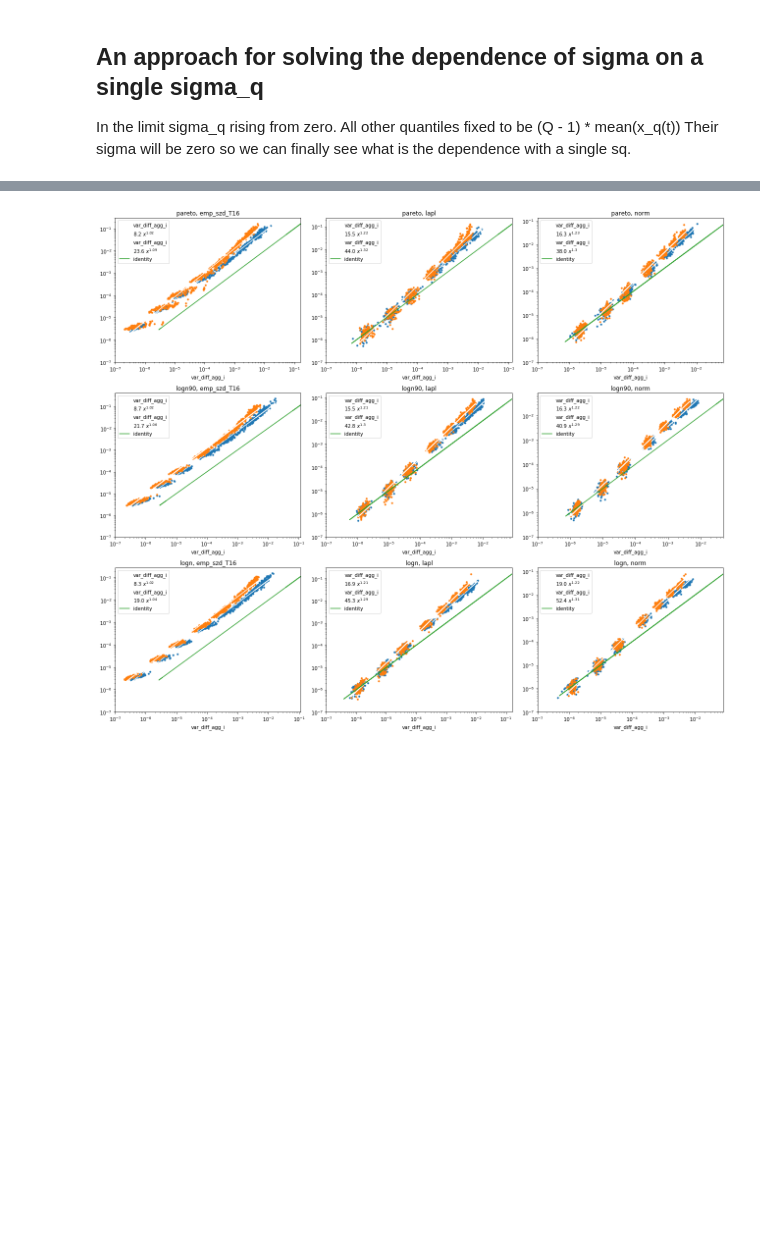
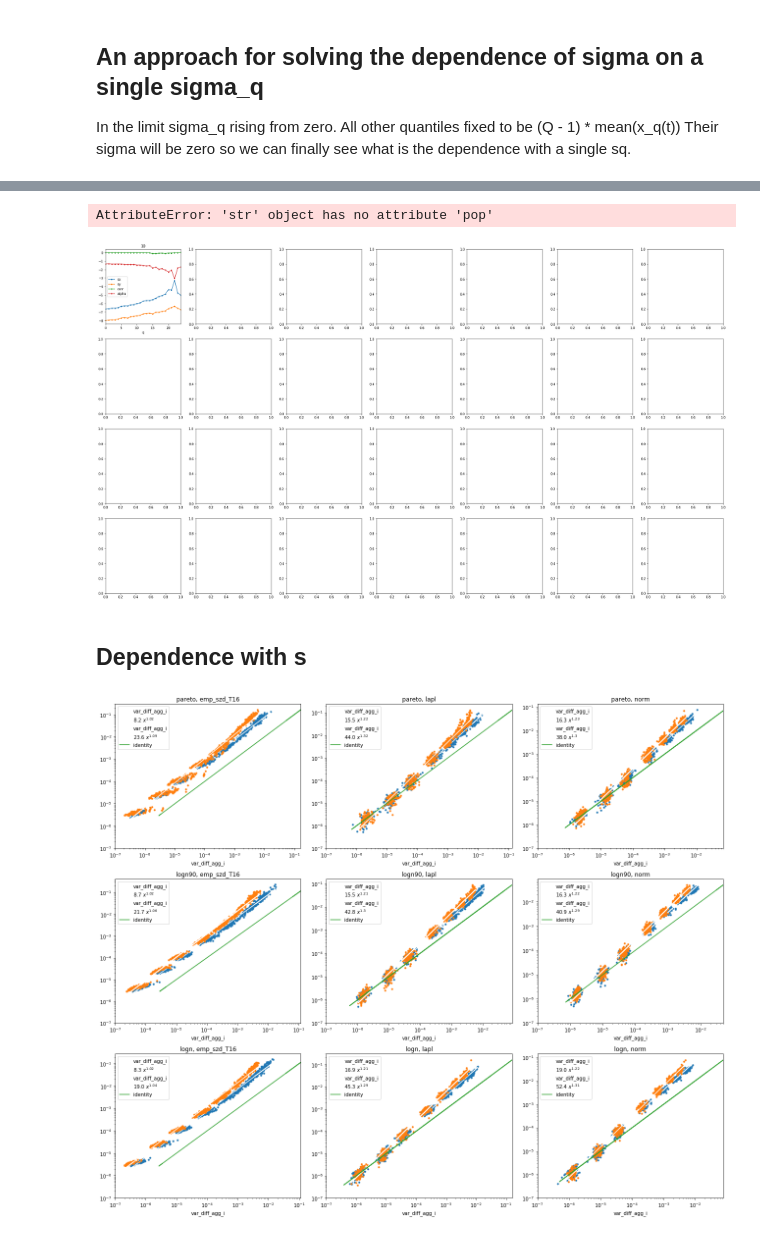
Before and after one commit to matuteiglesias/French_exports_bkp, a Jupyter notebook: code/notebooks/Partial dependence Computation - 2.ipynb, the cells around one changed output, grey strips where cells are left out. Drawn from its saved outputs; the diff is of its cells as text; code cells hidden in the pictures; blank space fills up the shorter version.

```diff
--- a/code/notebooks/Partial dependence Computation - 2.ipynb
+++ b/code/notebooks/Partial dependence Computation - 2.ipynb
@@ -389,0 +388,25 @@ data2 = rows
+# %%
+def log_var(df):
+    value_sum = df[[str(t) for t in range(T + 1)]].sum()
+    return np.log10(value_sum).var()
+
+def log_diff_var(df):
+    value_sum = df[[str(t) for t in range(T + 1)]].sum()
+    return np.log10(value_sum).diff().var()
+# %%
+for i, sizes in enumerate(['pareto', 'logn90', 'logn']):
+    for j, dist in enumerate(['emp_szd_T16']):#, 'lapl', 'norm']):
+        df = data2[i][j]
+
+        hvar = 'var_diff_qi'
+        hvar0 = 'var_diff_q0'
+
+        df['dev_median'] = df.groupby(['s', 'Q', 'q'])[hvar].apply(lambda x: abs(x - x.median()))
+        df_x0var_pool = df.groupby(['s', 'Q', 'q']).apply(lambda x: x.nsmallest(2, 'dev_median').reset_index(drop = True))
+
+        # When we isolated cases i from their original experiment, they must not carry the aggregate 'y' anymore.
+        df_x0var_pool = df_x0var_pool.drop(['var_agg_i', 'var_diff_agg_i'], axis = 1)
+        # They will be redefined for any mix of qi time series.
+        df_x0var_pool_l += [df_x0var_pool]
+
+x0_pool = pd.concat(df_x0var_pool_l).reset_index(drop = True)
@@ -389,0 +484,4 @@ data2 = rows
+# %%
+result_log_df = pd.concat(result_log)
+
+result_log_df.to_csv('./../../data/processed/slopes.csv')
@@ -389,0 +494,17 @@ data2 = rows
+# %%
+for i, sizes in enumerate(['pareto', 'logn90', 'logn']):
+    for j, dist in enumerate(['emp_szd_T16', 'lapl', 'norm']):
+        Qs = result_log_df.index.get_level_values('Q').unique()
+        Ss = result_log_df.index.get_level_values('s').unique()
+        result_log_df_part = result_log_df.loc[(result_log_df.dist == dist) & (result_log_df.sizes == sizes)]
+        fig, axs = plt.subplots(len(Qs), len(Ss), figsize = (len(Ss)*5, len(Qs)*5))
+        for k, q in enumerate(Qs):
+            for l, s in enumerate(Ss):
+                ax = axs[k][l]
+                result_log_df_part.loc[s].loc[Q].plot(marker = '.', ax = ax)
+                ax.set_title(str(q), str(s))
+# %% [output]
+AttributeError: 'str' object has no attribute 'pop'
+[figure, added]
+# %% [markdown]
+## Dependence with s
```
Also changed, not shown: parts of 18 cells of this notebook.
